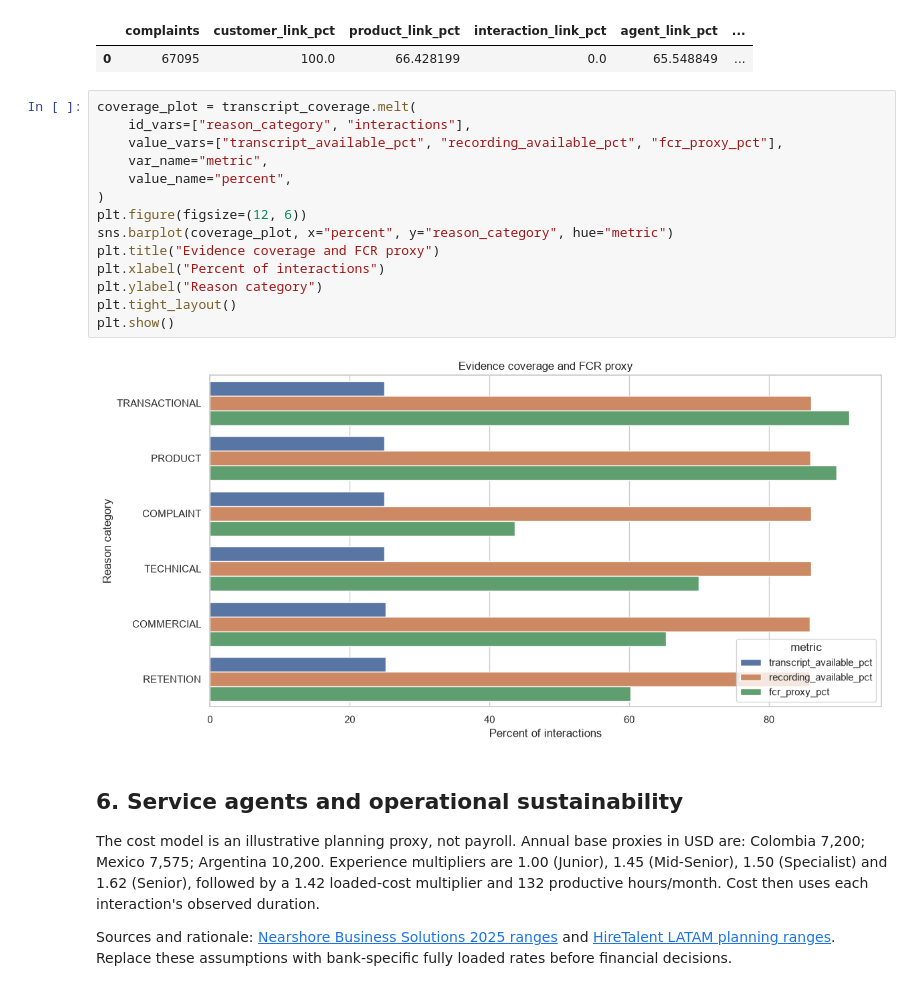
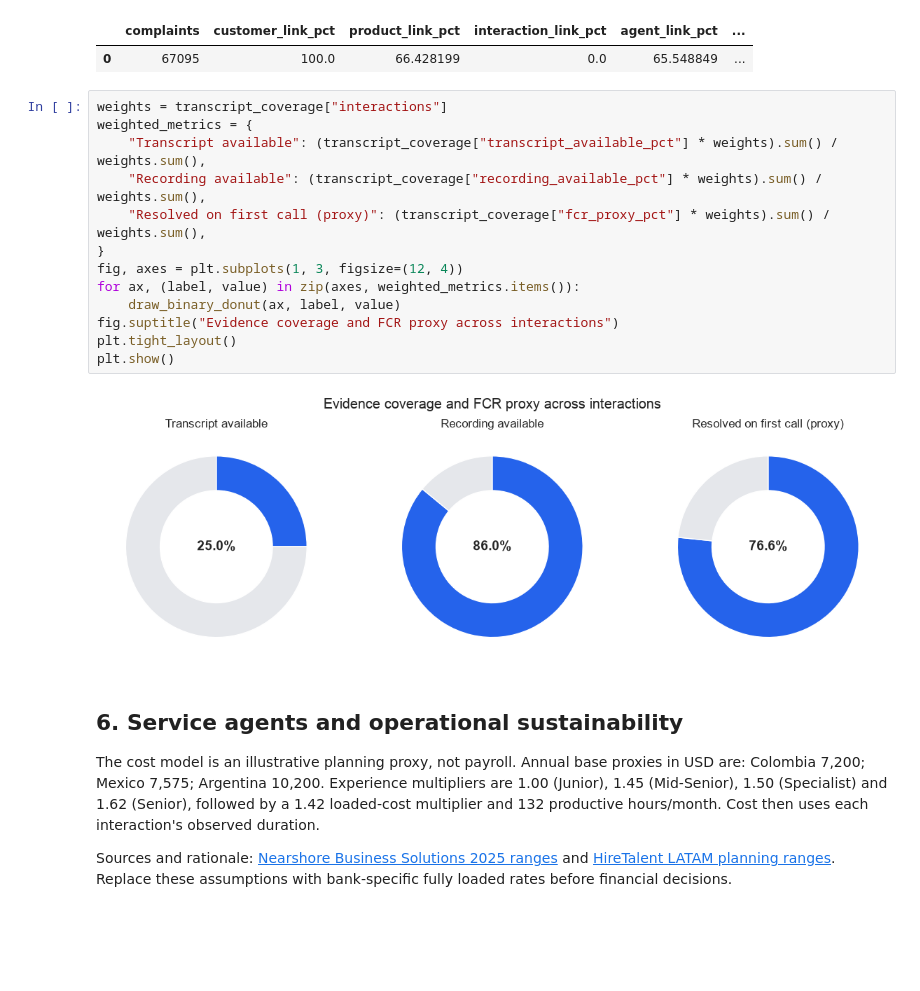
Before and after one commit to dispute-factored-hackathon/dispute-factored-hackathon, a Jupyter notebook: visa-dispute-hackathon/notebooks/latam_service_analytics.ipynb, the cells around one changed output. Drawn from its saved outputs; the diff is of its cells as text; blank space fills up the shorter version.

```diff
--- a/visa-dispute-hackathon/notebooks/latam_service_analytics.ipynb
+++ b/visa-dispute-hackathon/notebooks/latam_service_analytics.ipynb
@@ -259,21 +270,20 @@ display(complaint_linkage)
 |  | complaints | customer_link_pct | product_link_pct | interaction_link_pct | agent_link_pct | ... |
 | 0 | 67095 | 100.0 | 66.428199 | 0.0 | 65.548849 | ... |
 # %%
-coverage_plot = transcript_coverage.melt(
-    id_vars=["reason_category", "interactions"],
-    value_vars=["transcript_available_pct", "recording_available_pct", "fcr_proxy_pct"],
-    var_name="metric",
-    value_name="percent",
-)
-plt.figure(figsize=(12, 6))
-sns.barplot(coverage_plot, x="percent", y="reason_category", hue="metric")
-plt.title("Evidence coverage and FCR proxy")
-plt.xlabel("Percent of interactions")
-plt.ylabel("Reason category")
+weights = transcript_coverage["interactions"]
+weighted_metrics = {
+    "Transcript available": (transcript_coverage["transcript_available_pct"] * weights).sum() / weights.sum(),
+    "Recording available": (transcript_coverage["recording_available_pct"] * weights).sum() / weights.sum(),
+    "Resolved on first call (proxy)": (transcript_coverage["fcr_proxy_pct"] * weights).sum() / weights.sum(),
+}
+fig, axes = plt.subplots(1, 3, figsize=(12, 4))
+for ax, (label, value) in zip(axes, weighted_metrics.items()):
+    draw_binary_donut(ax, label, value)
+fig.suptitle("Evidence coverage and FCR proxy across interactions")
 plt.tight_layout()
 plt.show()
 # %% [output]
-[figure, old version]
+[figure, new version]
 # %% [markdown]
 ## 6. Service agents and operational sustainability
 
```
Also changed, not shown: parts of 3 cells of this notebook, 2 other files.
